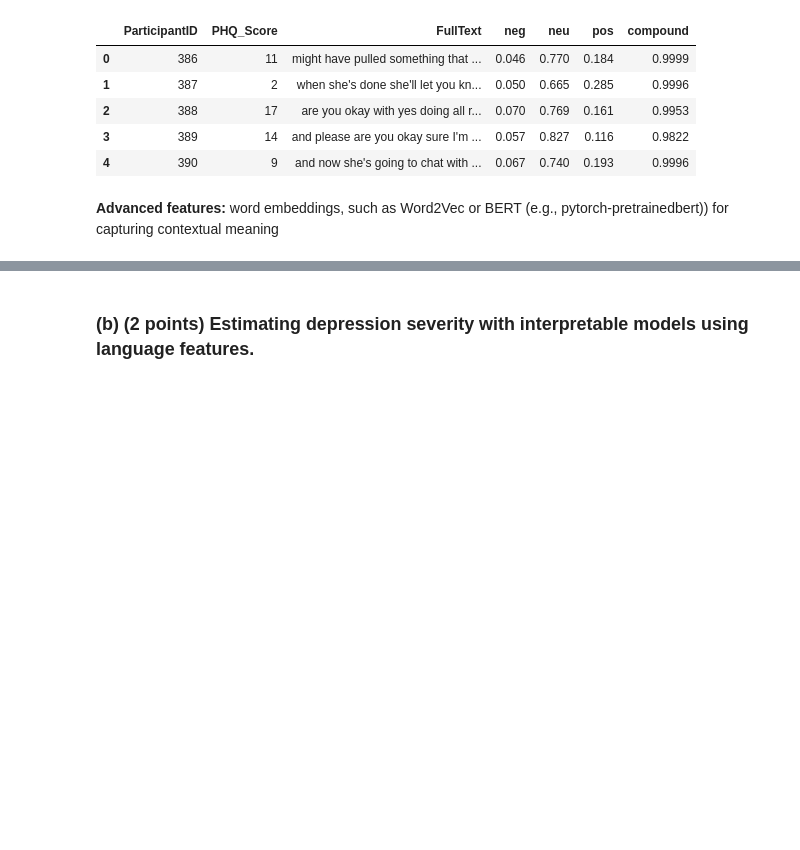
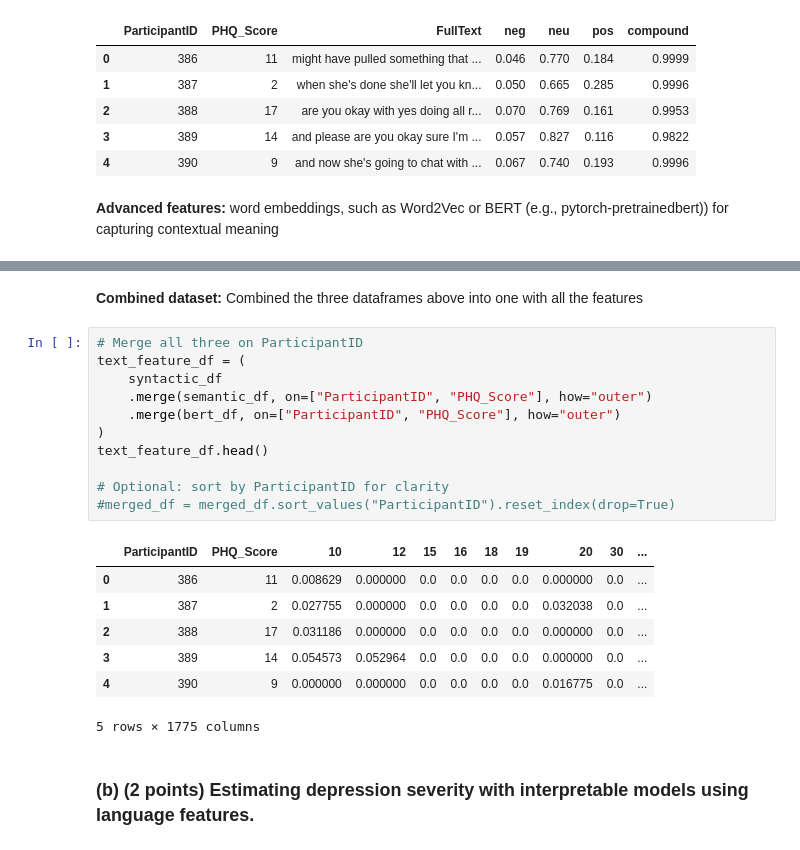
Before and after one commit to cgenevier/CSCI5622-HW4, a Jupyter notebook: main.ipynb, the cells around one changed output, grey strips where cells are left out. Drawn from its saved outputs; the diff is of its cells as text; blank space fills up the shorter version.

Commit message:
Combined language features into one dataframe

```diff
--- a/main.ipynb
+++ b/main.ipynb
@@ -288,4 +291,25 @@ bert_df.head()
 5 rows × 770 columns
+# %% [markdown]
+**Combined dataset:** Combined the three dataframes above into one with all the features
+# %%
+# Merge all three on ParticipantID
+text_feature_df = (
+    syntactic_df
+    .merge(semantic_df, on=["ParticipantID", "PHQ_Score"], how="outer")
+    .merge(bert_df, on=["ParticipantID", "PHQ_Score"], how="outer")
+)
+text_feature_df.head()
+
+# Optional: sort by ParticipantID for clarity
+#merged_df = merged_df.sort_values("ParticipantID").reset_index(drop=True)
+# %% [output]
+|  | ParticipantID | PHQ_Score | 10 | 12 | 15 | 16 | 18 | 19 | 20 | 30 | ... |
+| 0 | 386 | 11 | 0.008629 | 0.000000 | 0.0 | 0.0 | 0.0 | 0.0 | 0.000000 | 0.0 | ... |
+| 1 | 387 | 2 | 0.027755 | 0.000000 | 0.0 | 0.0 | 0.0 | 0.0 | 0.032038 | 0.0 | ... |
+| 2 | 388 | 17 | 0.031186 | 0.000000 | 0.0 | 0.0 | 0.0 | 0.0 | 0.000000 | 0.0 | ... |
+| 3 | 389 | 14 | 0.054573 | 0.052964 | 0.0 | 0.0 | 0.0 | 0.0 | 0.000000 | 0.0 | ... |
+| 4 | 390 | 9 | 0.000000 | 0.000000 | 0.0 | 0.0 | 0.0 | 0.0 | 0.016775 | 0.0 | ... |
+5 rows × 1775 columns
 # %% [markdown]
 ### (b) (2 points) Estimating depression severity with interpretable models using language features.
 # %% [markdown]
```
Also changed, not shown: parts of 3 cells of this notebook.
